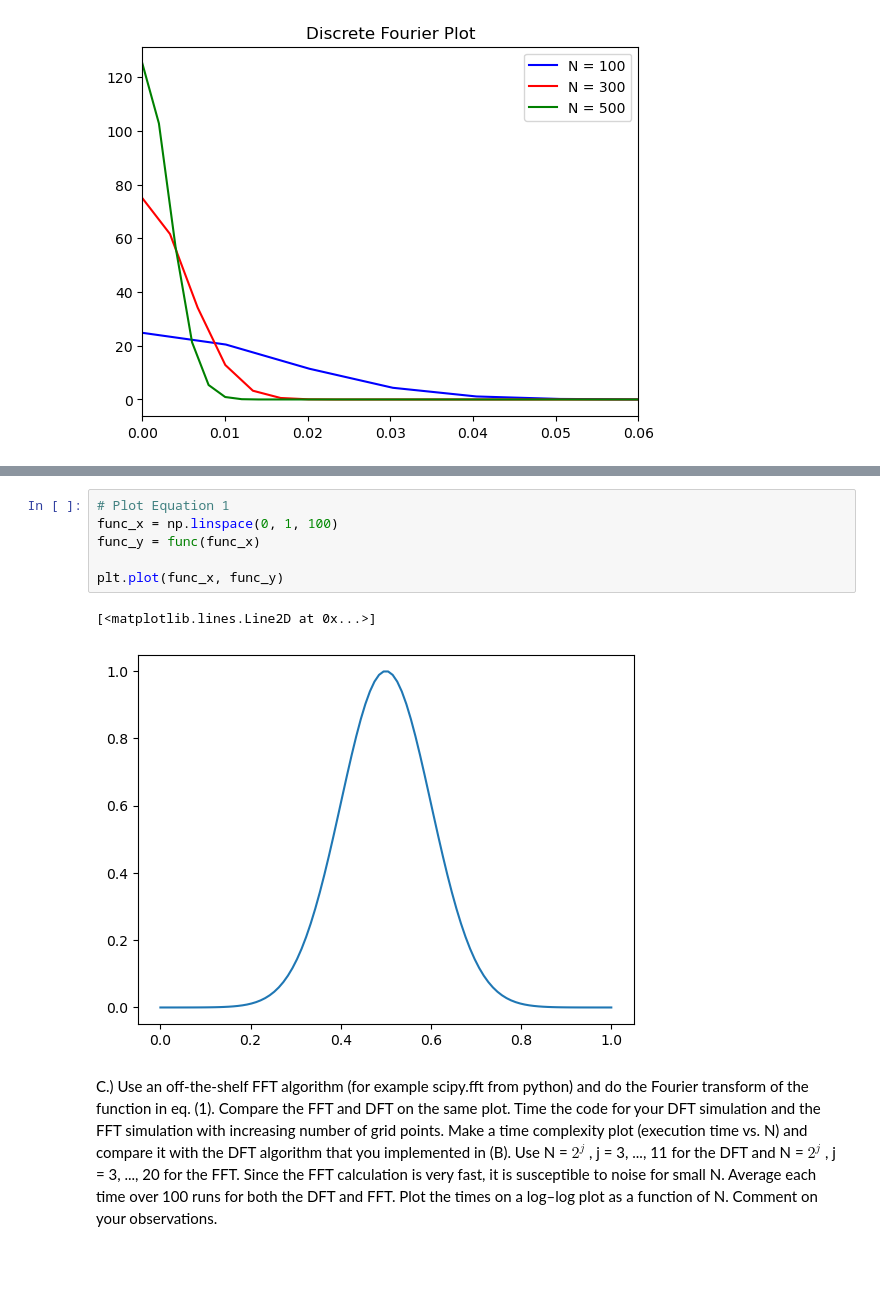
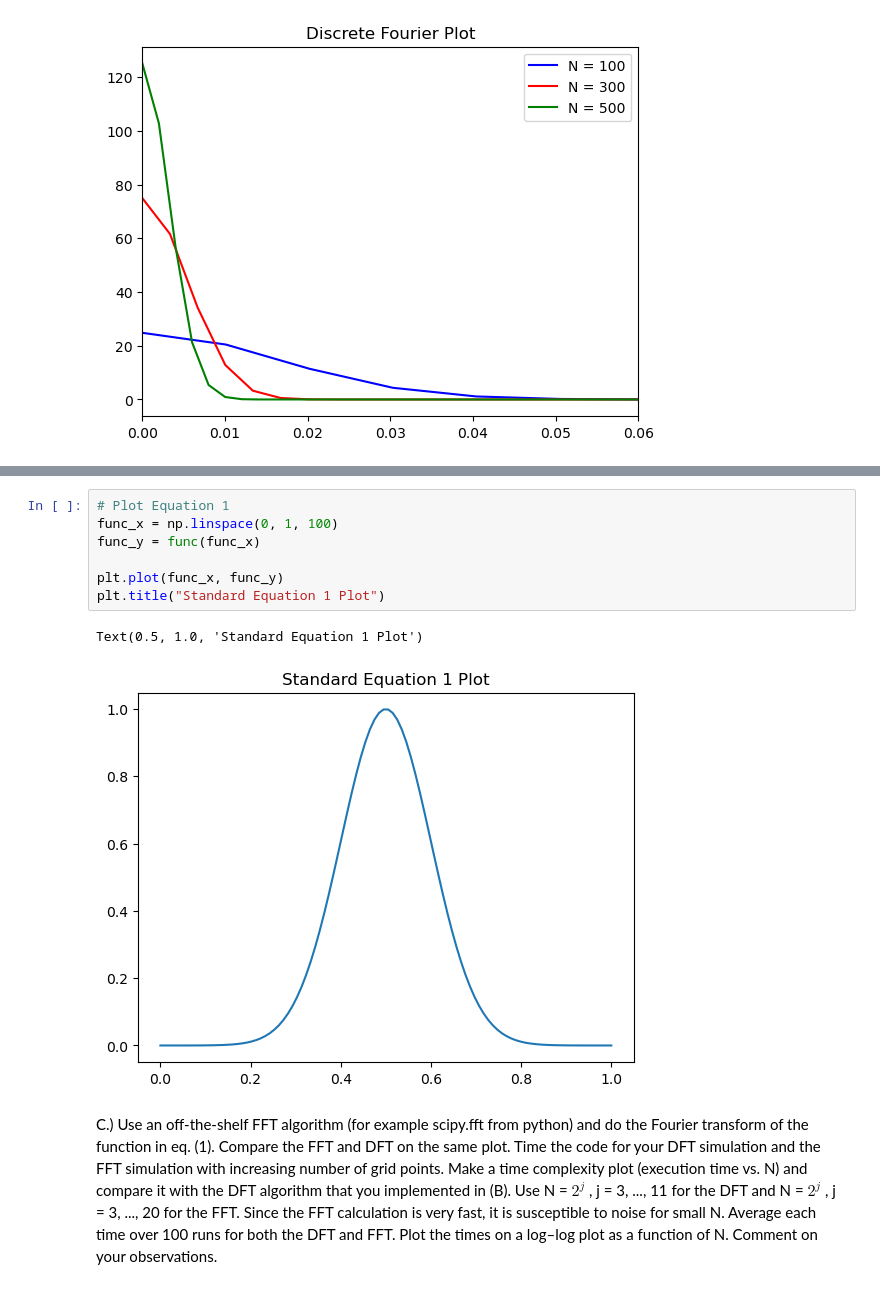
Before and after one commit to PolishJacob/ASTR5900_Projects, a Jupyter notebook: HW_05/Fourier.ipynb, the cells around one changed output, grey strips where cells are left out. Saved outputs shown, nothing was run; the diff lists cells and outputs as text; blank space fills up the shorter version.

```diff
--- a/HW_05/Fourier.ipynb
+++ b/HW_05/Fourier.ipynb
@@ -95,12 +96,13 @@ plt.plot(x_100, abs(inv_x_100))
 # %%
 # Plot Equation 1
 func_x = np.linspace(0, 1, 100)
 func_y = func(func_x)
 
 plt.plot(func_x, func_y)
+plt.title("Standard Equation 1 Plot")
 # %% [output]
-[<matplotlib.lines.Line2D at 0x...>]
+Text(0.5, 1.0, 'Standard Equation 1 Plot')
-[figure, old version]
+[figure, new version]
 # %% [markdown]
 C.) Use an off-the-shelf FFT algorithm (for example scipy.fft from python) and do the
 Fourier transform of the function in eq. (1). Compare the FFT and DFT on the same
```
Also changed, not shown: parts of 7 cells of this notebook.
